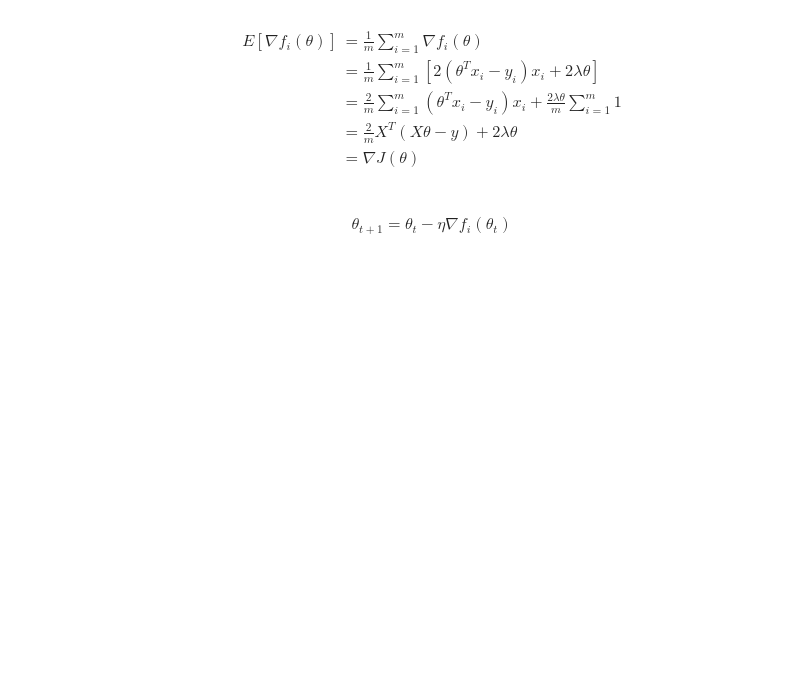
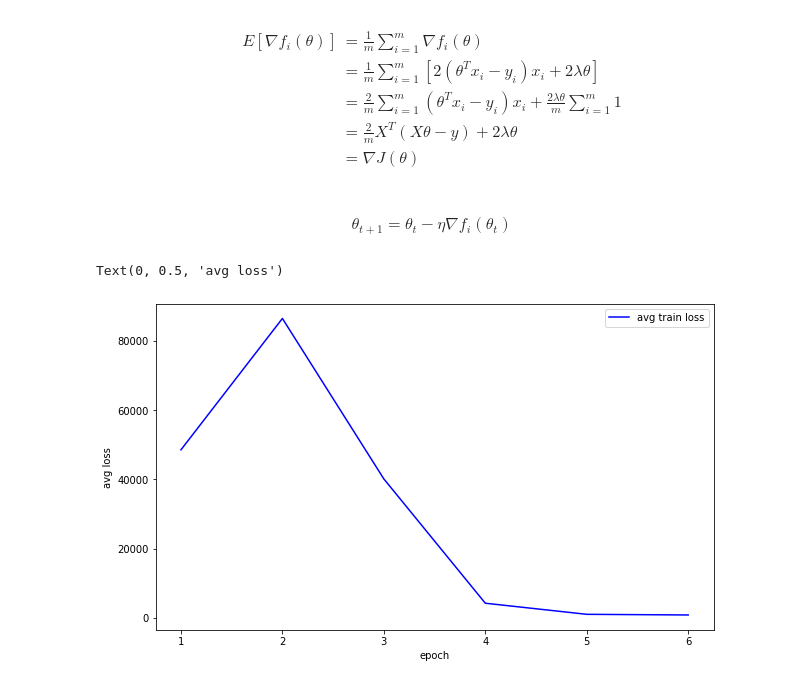
Before and after one commit to nikhilvsupekar/ml-algorithms, a Jupyter notebook: notebooks/hw2_gd_regression.ipynb, the cells around one changed output. Cells and saved outputs as stored; diff of their text form; code cells hidden in the pictures; blank space fills up the shorter version.

Commit message:
[DS-GA 1003][HW2] Stochastic Gradient Descent experiments

```diff
--- a/notebooks/hw2_gd_regression.ipynb
+++ b/notebooks/hw2_gd_regression.ipynb
@@ -510,15 +511,15 @@ def stochastic_grad_descent(X, y, alpha=0.01, lambda_reg=10**-2, num_epoch=1000)
     theta_hist = np.zeros((num_epoch, num_instances, num_features)) #Initialize theta_hist
     loss_hist = np.zeros((num_epoch, num_instances)) #Initialize loss_hist
 
-    def calc_alpha(alpha, t):
+    def calc_alpha(alpha, t, C = 0.1):
         if isinstance(alpha, float):
             return alpha
 
         if alpha == '1/sqrt(t)':
-            return 1 / math.sqrt(t)
+            return C / math.sqrt(t)
 
         if alpha == '1/t':
-            return 1 / t
+            return C / t
 
     t = 1
     for epoch in range(num_epoch):
@@ -531,3 +532,24 @@ def stochastic_grad_descent(X, y, alpha=0.01, lambda_reg=10**-2, num_epoch=1000)
             loss_hist[epoch, i] = compute_square_loss(X, y, theta)
 
             t += 1
+
+    return theta_hist, loss_hist
+# %%
+num_epoch = 7
+EPOCH_LIST = list(range(1, num_epoch))
+train_theta, train_loss = stochastic_grad_descent(X_train, y_train, alpha='1/t', lambda_reg=10**-1.6, num_epoch=num_epoch)
+# %%
+fig, ax = plt.subplots(figsize = (10, 6))
+sgd_avg_loss = []
+
+for epoch in EPOCH_LIST:
+    sgd_avg_loss.append(np.mean(train_loss[epoch, :]))
+
+ax.plot(EPOCH_LIST, sgd_avg_loss, color = 'blue', label = 'avg train loss')
+# ax.plot(np.log10(LAMBDA_LIST), avg_test_loss, color = 'red', label = 'avg test loss')
+ax.legend()
+plt.xlabel('epoch')
+plt.ylabel('avg loss')
+# %% [output]
+Text(0, 0.5, 'avg loss')
+[figure, added]
```
Also changed, not shown: parts of 1 cell of this notebook.
